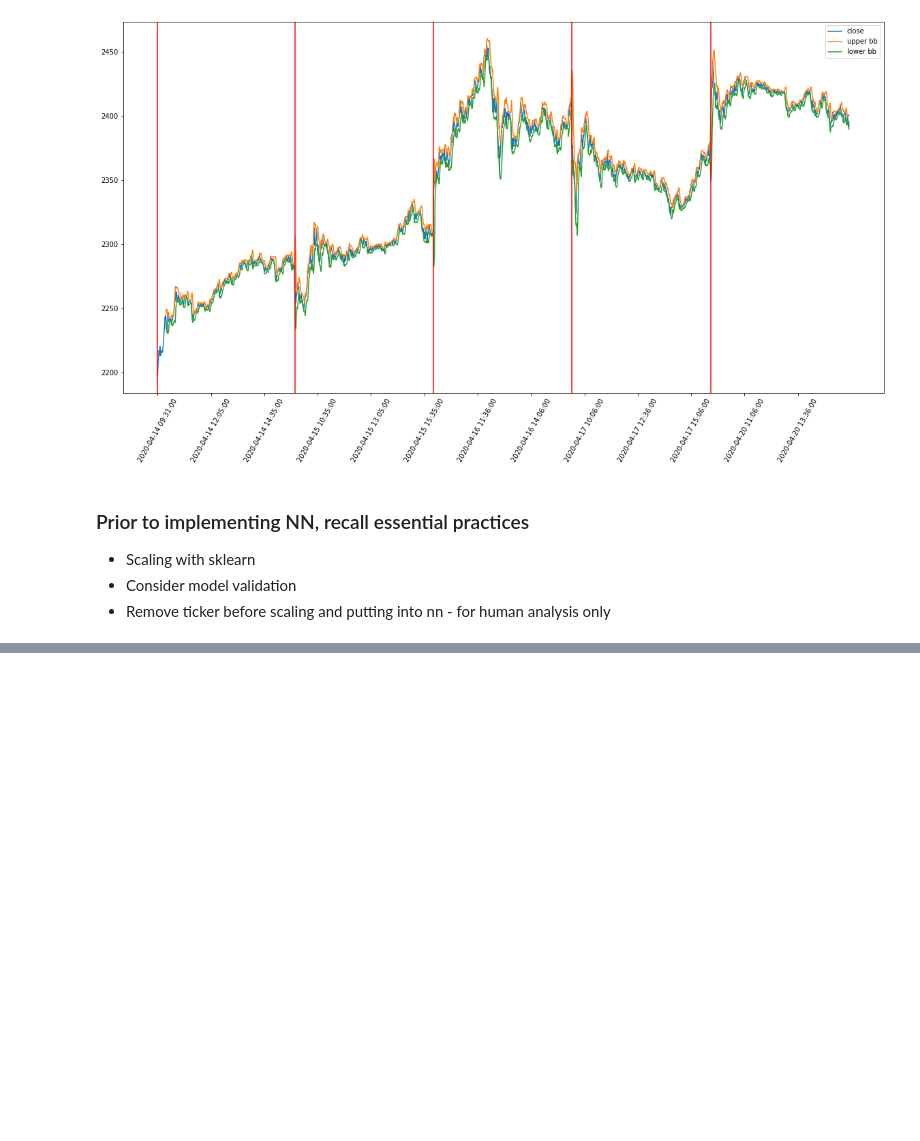
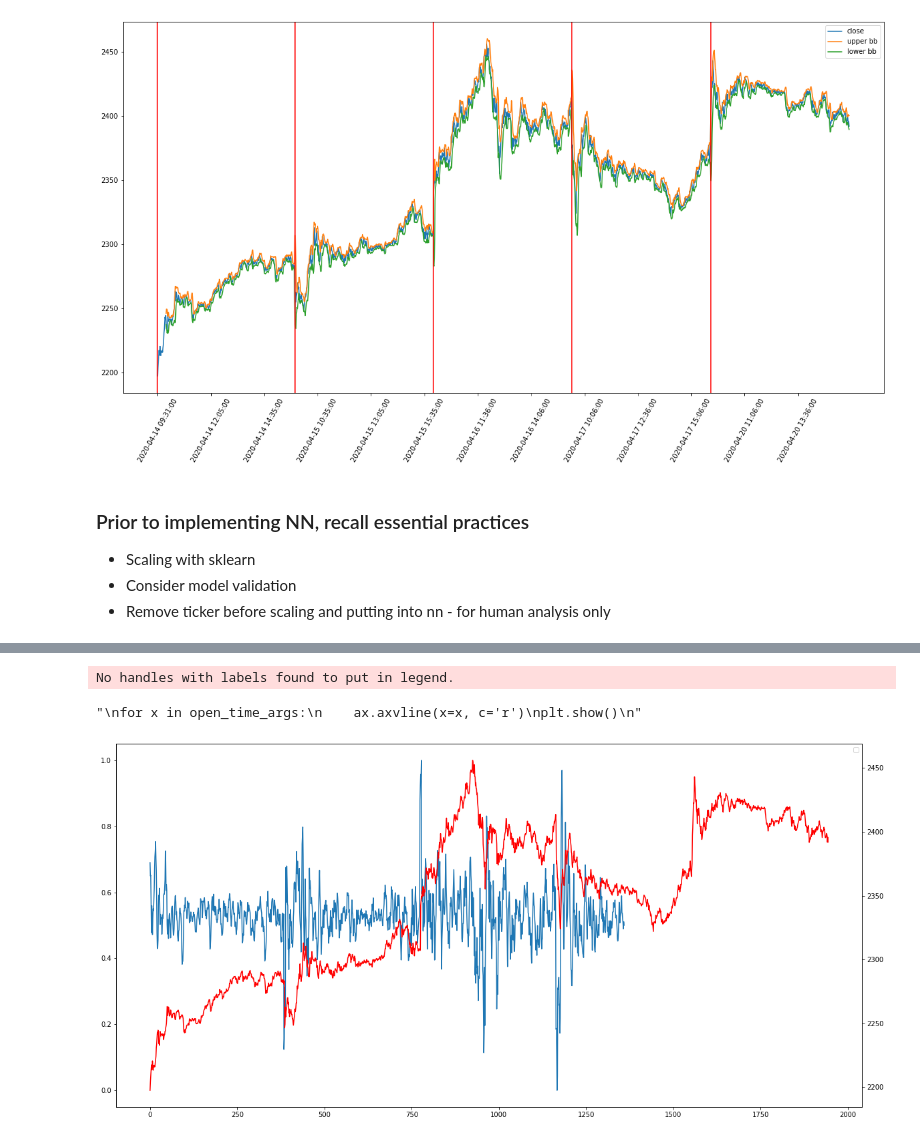
Before and after one commit to jmclark/Trading_Notebooks, a Jupyter notebook: Forecasting_Exp_2/trading_nn.ipynb, the cells around one changed output, grey strips where cells are left out. Drawn from its saved outputs; the diff is of its cells as text; code cells hidden in the pictures; blank space fills up the shorter version.

```diff
--- a/Forecasting_Exp_2/trading_nn.ipynb
+++ b/Forecasting_Exp_2/trading_nn.ipynb
@@ -207,6 +203,10 @@ master_df = join_timeseries(df_list)
 # Cut all non-numeric data
 master_numeric_df = master_df._get_numeric_data()
 display(master_numeric_df)
+
+# Generate differences
+master_numeric_diff_df = gen_diff(master_numeric_df, period = 5)
+display(master_numeric_diff_df)
 # %% [output]
 |  | 1. open_ABBV | 2. high_ABBV | 3. low_ABBV | 4. close_ABBV | 5. volume_ABBV | 1. open_ABT | 2. high_ABT | ... |
 | 0 | 80.62 | 80.72 | 80.29 | 80.72 | 203832.0 | 87.0000 | 87.0300 | ... |
@@ -224,7 +237,7 @@ display(master_numeric_df)
 # %%
 # Train test split
 
-df_train, df_val, df_test = splitter(master_numeric_df, 0.7, 0.1)
+df_train, df_val, df_test = splitter(master_numeric_diff_df, 0.7, 0.1)
 # %%
 # Smooth and Scale
 '''
@@ -235,3 +259,40 @@ df_train, df_val, df_test = smoother_scaler(df_train, df_val, df_test)
+# %%
+# Visualize smoothing and scaling
+
+close = df_train['4. close_AMZN_diff_5']
+fig, ax = plt.subplots(1, 1, figsize=(20, 10))
+'''
+datetime_list = master_df['date'].apply(str)
+open_time_args = []
+for i, datetime in enumerate(datetime_list):
+    if '9:31' in datetime:
+        open_time_args.append(i)
+'''
+
+#dummy_values = np.arange(0,len(master_df['date']),1)
+#ax.plot(dummy_values, close, label="close")
+ax.plot(close)
+
+ax2 = ax.twinx()  # instantiate a second axes that shares the same x-axis
+close2 = amzn_df['4. close']
+ax2.plot(close2, c='r')
+
+
+
+ax.legend()
+# plt.xticks(dummy_values[::150],master_df['date'][::150]) # rotation=60)
+# plt.xticks(rotation=60)
+
+# Return all args of date where time contains 9:31
+'''
+for x in open_time_args:
+    ax.axvline(x=x, c='r')
+plt.show()
+'''
+# %% [output]
+No handles with labels found to put in legend.
+"\nfor x in open_time_args:\n    ax.axvline(x=x, c='r')\nplt.show()\n"
+[figure, added]
 # %%
 '''
 from os import walk, path, renamefor dirpath, _, files in walk(base_cache):
```
Also changed, not shown: parts of 9 cells of this notebook, 2 other files.
